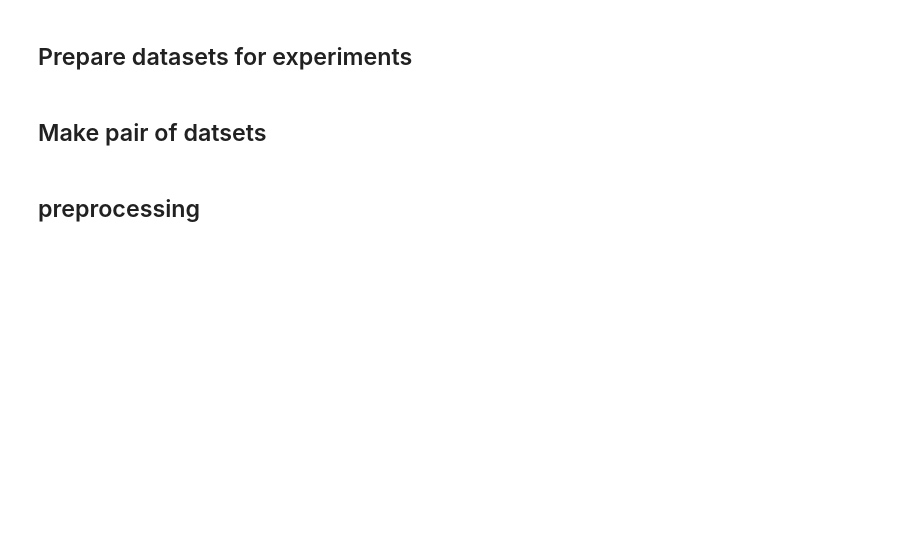
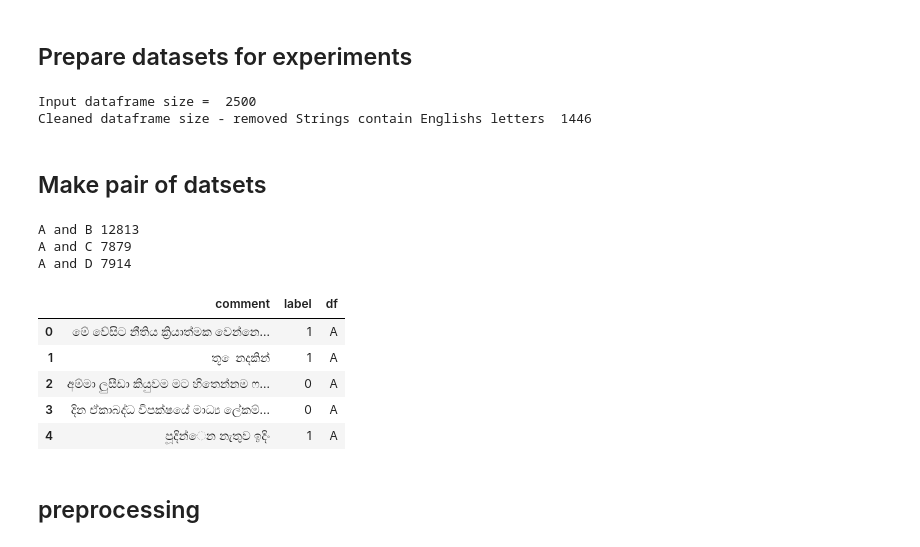
Before and after one commit to codekcg23/Sinhala-Hate-Speech-Detection, a Jupyter notebook: Experiments/Experiment_datsets_combinations.ipynb, the cells around one changed output. Saved outputs shown, nothing was run; the diff lists cells and outputs as text; code cells hidden in the pictures; blank space fills up the shorter version.

```diff
--- a/Experiments/Experiment_datsets_combinations.ipynb
+++ b/Experiments/Experiment_datsets_combinations.ipynb
@@ -58,4 +74,49 @@ print(df_D.head())
+# %%
+# Make same columns and labels give new col representing dataset
+df_A.columns = ['comment','label']  # gossip dataset
+#drop columns
+df_B.drop('id',axis=1,inplace=True)
+df_C.drop(['instance_id','id','user.id','created_at'],axis=1,inplace=True)
+df_C.columns = ['comment','label']       # change text => comment class to 'label
+#print(df_C.head())
+df_D.drop('PhraseNo',axis=1,inplace=True)
+df_D.columns = ['comment','label']       # change Phrase => comment IsHateSpeech to 'label
+#print(df_D.head())
+#map column
+map_dict_C = {'Neutral':0,'Sexism':1,'Racist':1}
+df_C['label'].replace(map_dict_C,inplace=True)
+
+df_D = utills.removeSentenceContainsEnglish(df_D,'comment')
+map_dict_D = {'YES':1,'NO':0}
+df_D['label'].replace(map_dict_D,inplace=True)
+
+# add column to identify datasets
+df_A['df'] ='A'
+df_B['df'] ='B'
+df_C['df'] ='C'
+df_D['df'] ='D'
+# %% [output]
+Input dataframe size =  2500
+Cleaned dataframe size - removed Strings contain Englishs letters  1446
 # %% [markdown]
 ## Make pair of datsets
+# %%
+df_A_B = df_A.append(df_B,ignore_index=True)
+df_A_C = df_A.append(df_C,ignore_index=True)
+df_A_D = df_A.append(df_D,ignore_index=True)
+print('A and B',len(df_A_B))
+print('A and C',len(df_A_C))
+print('A and D',len(df_A_D))
+df_A_B.head()
+# %% [output]
+A and B 12813
+A and C 7879
+A and D 7914
+|  | comment | label | df |
+| 0 | මේ වේසිට නීතිය ක්‍රියාත්මක වෙන්නෙ... | 1 | A |
+| 1 | තූ ෙනදකින් | 1 | A |
+| 2 | අම්මා ලුසීඩා කියුවම මට හිතෙන්නම ෆ... | 0 | A |
+| 3 | දින ඒකාබද්ධ විපක්ෂයේ මාධ්‍ය ලේකම්... | 0 | A |
+| 4 | පූදින්ෙන නැතුව ඉදිං | 1 | A |
 # %% [markdown]
 ## preprocessing
```
Also changed, not shown: parts of 22 cells of this notebook, 5 other files.
